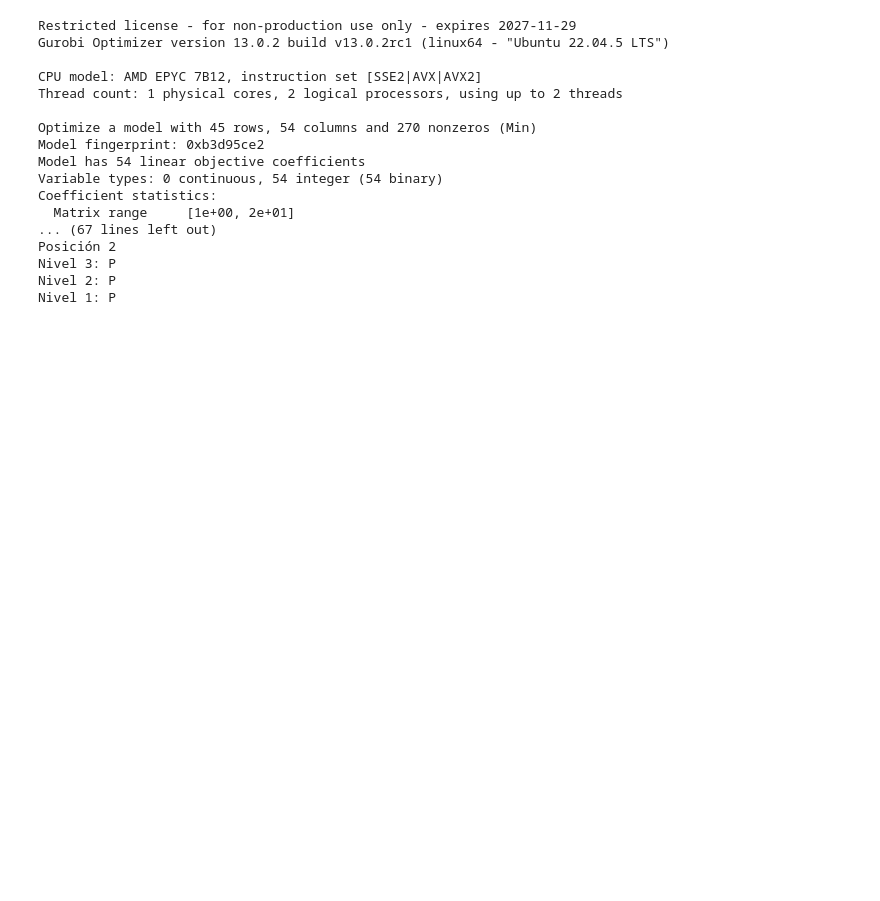
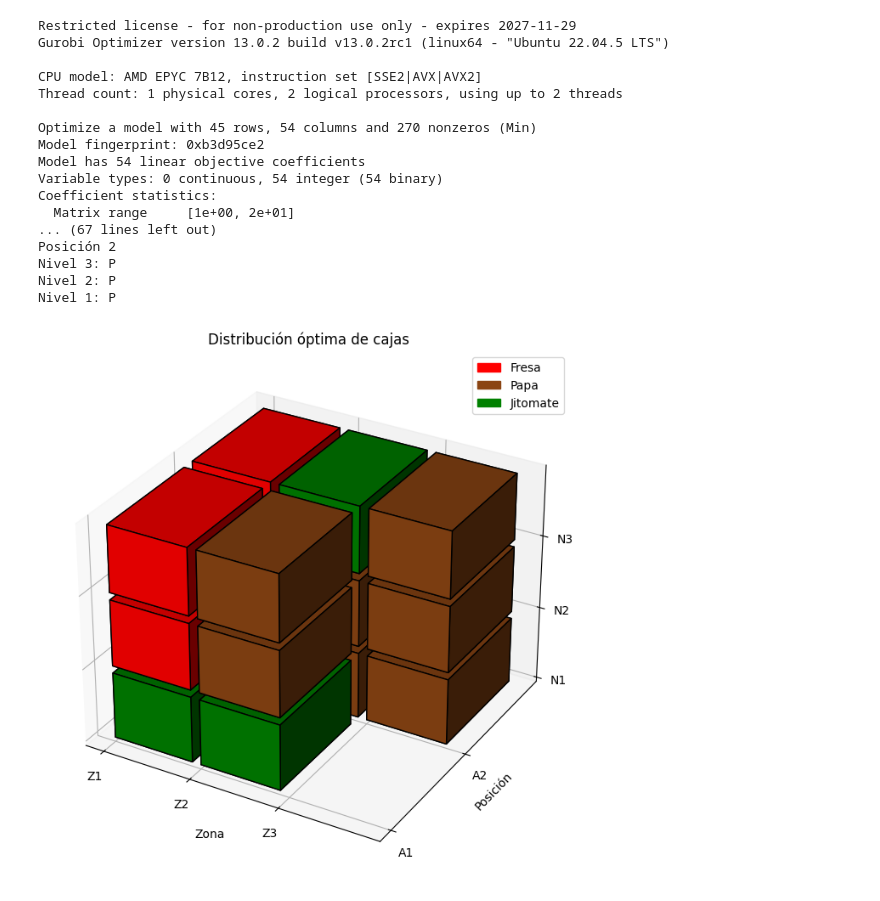
Before and after one commit to caroarcrz/Bin-packing-problem-Contenedor-Refrigerado, a Jupyter notebook: Contenedor_refigerado1.ipynb, the cells around one changed output. Drawn from its saved outputs; the diff is of its cells as text; code cells hidden in the pictures; blank space fills up the shorter version.

Commit message:
Se agregó una imagen

```diff
--- a/Contenedor_refigerado1.ipynb
+++ b/Contenedor_refigerado1.ipynb
@@ -321,3 +321,77 @@ Posición 2
 Nivel 3: P
 Nivel 2: P
 Nivel 1: P
+# %%
+# ============================================================
+# VISUALIZACIÓN 3D DEL CONTENEDOR
+# ============================================================
+
+import matplotlib.pyplot as plt
+from mpl_toolkits.mplot3d import Axes3D
+import matplotlib.patches as mpatches
+
+
+# Colores por producto
+color_producto = {
+    'F': 'red',
+    'P': 'saddlebrown',
+    'J': 'green'
+}
+
+fig = plt.figure(figsize=(10,8))
+ax = fig.add_subplot(111, projection='3d')
+
+legendas = [
+    mpatches.Patch(color='red', label='Fresa'),
+    mpatches.Patch(color='saddlebrown', label='Papa'),
+    mpatches.Patch(color='green', label='Jitomate')
+]
+
+plt.legend(handles=legendas)
+# Dibujar cada caja encontrada en la solución
+for z in Z:
+    for a in A:
+        for l in L:
+            for p in P:
+
+                if x[p,z,1,a,l].X > 0.5:
+
+                    ax.bar3d(
+                        z-1,          # eje X
+                        a-1,          # eje Y
+                        l-1,          # eje Z
+                        0.9,          # ancho
+                        0.9,          # largo
+                        0.9,          # alto
+                        color=color_producto[p],
+                        edgecolor='black',
+                        shade=True
+                    )
+
+                    ax.text(
+                        z-0.55,
+                        a-0.55,
+                        l-0.55,
+                        p,
+                        color='white',
+                        fontsize=10,
+                        weight='bold'
+                    )
+
+ax.set_xlabel("Zona")
+ax.set_ylabel("Posición")
+ax.set_zlabel("Nivel")
+
+ax.set_xticks([0,1,2])
+ax.set_xticklabels(["Z1","Z2","Z3"])
+
+ax.set_yticks([0,1])
+ax.set_yticklabels(["A1","A2"])
+
+ax.set_zticks([0,1,2])
+ax.set_zticklabels(["N1","N2","N3"])
+
+plt.title("Distribución óptima de cajas")
+plt.show()
+# %% [output]
+[figure, added]
```
